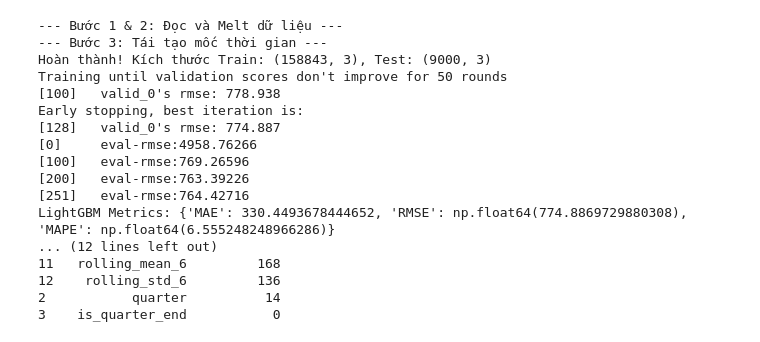
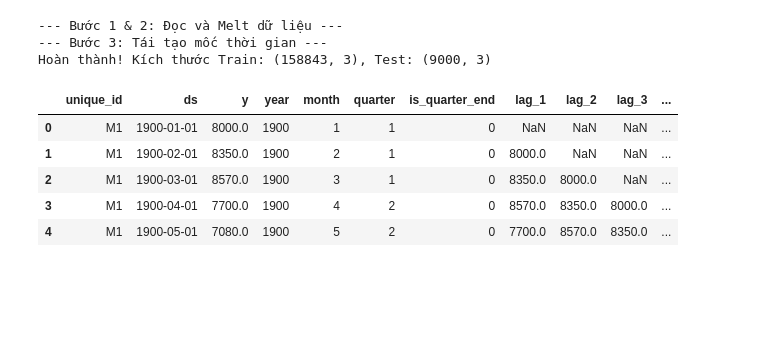
Before and after one commit to wotttoo/hybrid-forecasting-gb-pretrained, a Jupyter notebook: notebooks/02_baseline_gb.ipynb, the cells around one changed output. Drawn from its saved outputs; the diff is of its cells as text; code cells hidden in the pictures; blank space fills up the shorter version.

```diff
--- a/notebooks/02_baseline_gb.ipynb
+++ b/notebooks/02_baseline_gb.ipynb
@@ -6,21 +24,4 @@ import numpy as np
 # %%
-#Import libraries, and self-defined functions from models_gb.py, features.py, data_loader.py
-import sys
-import importlib
-sys.path.append('../src')
-import models_gb
-importlib.reload(models_gb)
-from models_gb import (
-    train_lightgbm, train_xgboost,
-    predict_lightgbm, predict_xgboost,
-    calculate_metrics, get_feature_importance_lgb
-)
-from features import create_time_features_optimized, make_train_test_split
-import data_loader
-importlib.reload(data_loader)
-from data_loader import load_and_preprocess_m4_monthly
-import pandas as pd
-
 #Load a manageable subset for the baseline experiment.
 #Set max_series=None only when enough RAM is available for the full dataset.
 train_df, test_df = load_and_preprocess_m4_monthly(
@@ -35,44 +36,16 @@ test_df = create_time_features_optimized(test_df)
 
 #Split Train/Val
 train_split, val_split = make_train_test_split(train_df, test_horizon=18)
-
-#Prepare Features
-feature_cols = [col for col in train_split.columns
-                if col not in ['unique_id', 'ds', 'y']]
-X_train = train_split[feature_cols].bfill()
-y_train = train_split['y']
-X_val = val_split[feature_cols].bfill()
-y_val = val_split['y']
-
-#Train LightGBM
-lgb_model = train_lightgbm(X_train, y_train, X_val, y_val)
-
-#Train XGBoost
-xgb_model = train_xgboost(X_train, y_train, X_val, y_val)
-
-#Evaluate
-lgb_pred = predict_lightgbm(lgb_model, X_val)
-lgb_metrics = calculate_metrics(y_val, lgb_pred)
-print("LightGBM Metrics:", lgb_metrics)
-
-#Feature Importance
-importance = get_feature_importance_lgb(lgb_model, top_n=15)
-print(importance)
 # %% [output]
 --- Bước 1 & 2: Đọc và Melt dữ liệu ---
 --- Bước 3: Tái tạo mốc thời gian ---
 Hoàn thành! Kích thước Train: (158843, 3), Test: (9000, 3)
-Training until validation scores don't improve for 50 rounds
-[100]   valid_0's rmse: 778.938
-Early stopping, best iteration is:
-[128]   valid_0's rmse: 774.887
-[0]     eval-rmse:4958.76266
-[100]   eval-rmse:769.26596
-[200]   eval-rmse:763.39226
-[251]   eval-rmse:764.42716
-LightGBM Metrics: {'MAE': 330.4493678444652, 'RMSE': np.float64(774.8869729880308), 'MAPE': np.float64(6.555248248966286)}
-... (12 lines left out)
-11   rolling_mean_6         168
-12    rolling_std_6         136
-2           quarter          14
-3    is_quarter_end           0
+# %%
+train_df.head()
+# %% [output]
+|  | unique_id | ds | y | year | month | quarter | is_quarter_end | lag_1 | lag_2 | lag_3 | ... |
+| 0 | M1 | 1900-01-01 | 8000.0 | 1900 | 1 | 1 | 0 | NaN | NaN | NaN | ... |
+| 1 | M1 | 1900-02-01 | 8350.0 | 1900 | 2 | 1 | 0 | 8000.0 | NaN | NaN | ... |
+| 2 | M1 | 1900-03-01 | 8570.0 | 1900 | 3 | 1 | 0 | 8350.0 | 8000.0 | NaN | ... |
+| 3 | M1 | 1900-04-01 | 7700.0 | 1900 | 4 | 2 | 0 | 8570.0 | 8350.0 | 8000.0 | ... |
+| 4 | M1 | 1900-05-01 | 7080.0 | 1900 | 5 | 2 | 0 | 7700.0 | 8570.0 | 8350.0 | ... |
```
Also changed, not shown: parts of 8 cells of this notebook, 8 other files.
